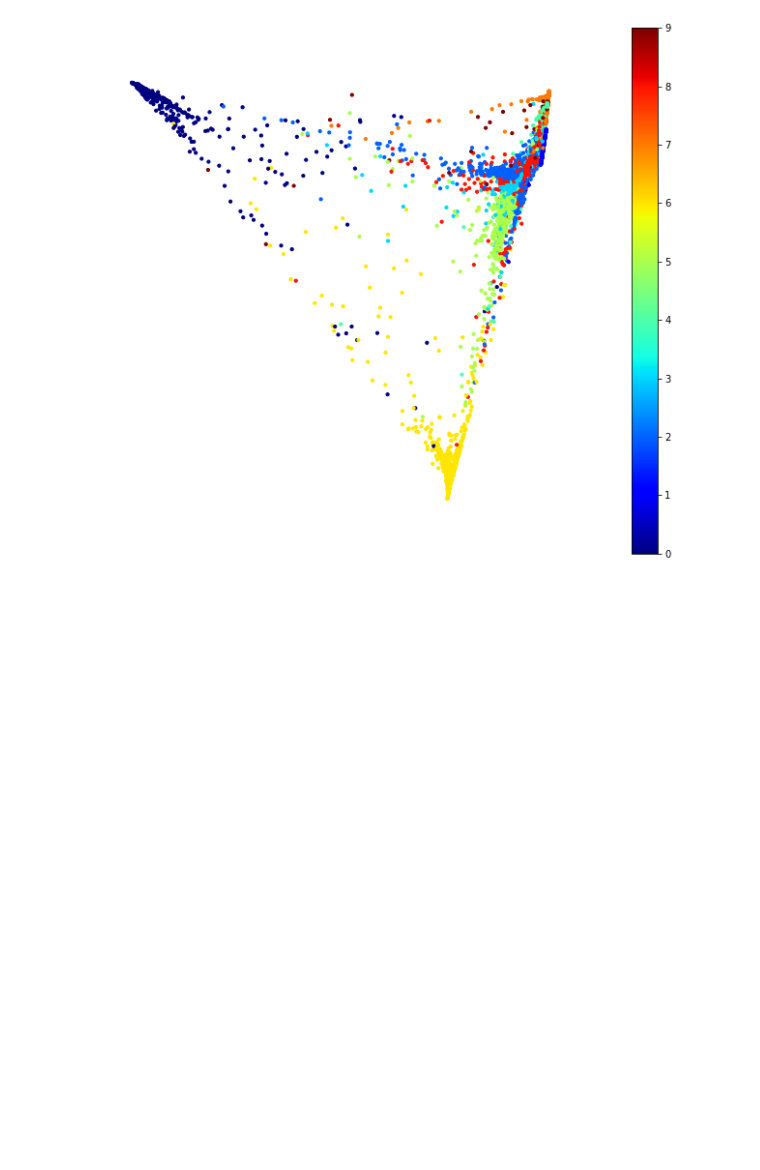
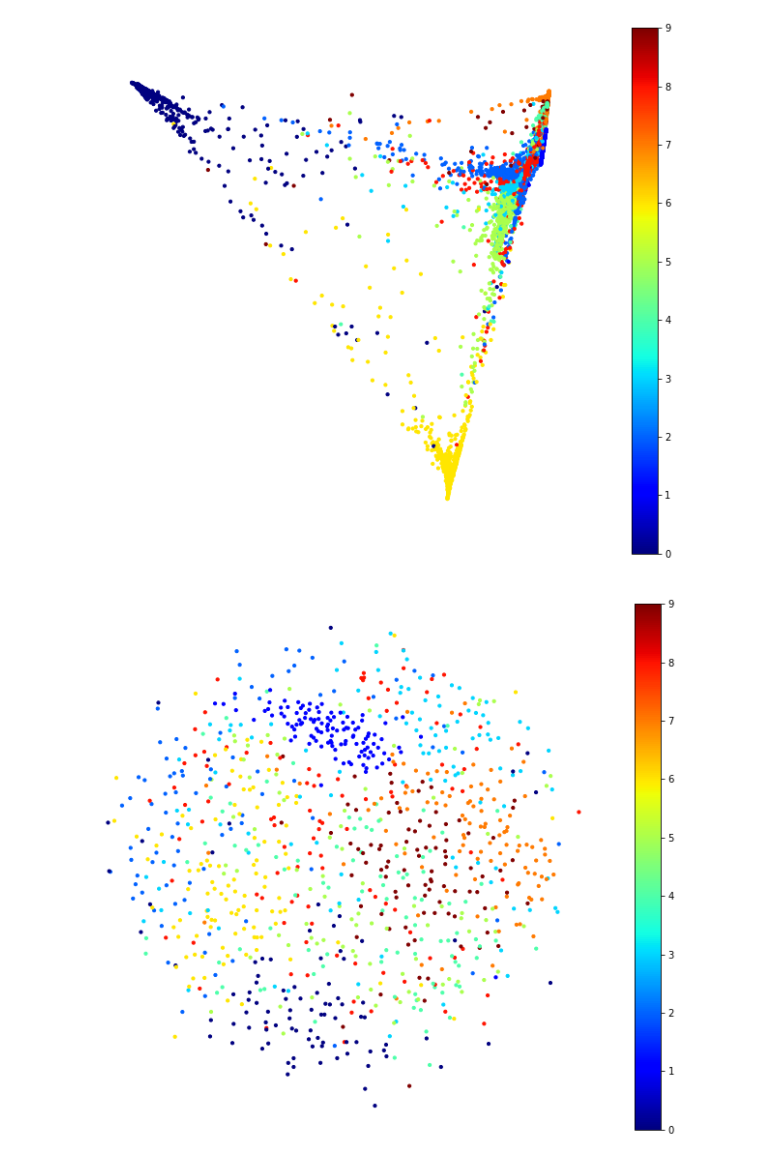
Before and after one commit to sivaram10/Python-Handson-Projects, a Jupyter notebook: 8-Dimensionality Reduction.ipynb, the cells around one changed output. Drawn from its saved outputs; the diff is of its cells as text; code cells hidden in the pictures; blank space fills up the shorter version.

```diff
--- a/8-Dimensionality Reduction.ipynb
+++ b/8-Dimensionality Reduction.ipynb
@@ -495,12 +495,14 @@ plt.show()
 # %% [output]
 [figure]
 # %%
-# from sklearn.manifold import MDS
-# mds = MDS(n_components=2, random_state=42)
-# X_train_mds = mds.fit_transform(X_train[:2000])
-# import matplotlib.pyplot as plt
-# plt.figure(figsize = (12,10))
-# plt.scatter(X_train_mds[:, 0], X_train_mds[:, 1], c = y_train[:2000], cmap = "jet", s = 10, marker = 'o')
-# plt.axis("off")
-# plt.colorbar()
-# plt.show()
+from sklearn.manifold import MDS
+mds = MDS(n_components=2, random_state=42)
+X_train_mds = mds.fit_transform(X_train[:1000])
+import matplotlib.pyplot as plt
+plt.figure(figsize = (12,10))
+plt.scatter(X_train_mds[:, 0], X_train_mds[:, 1], c = y_train[:1000], cmap = "jet", s = 10, marker = 'o')
+plt.axis("off")
+plt.colorbar()
+plt.show()
+# %% [output]
+[figure, added]
```
